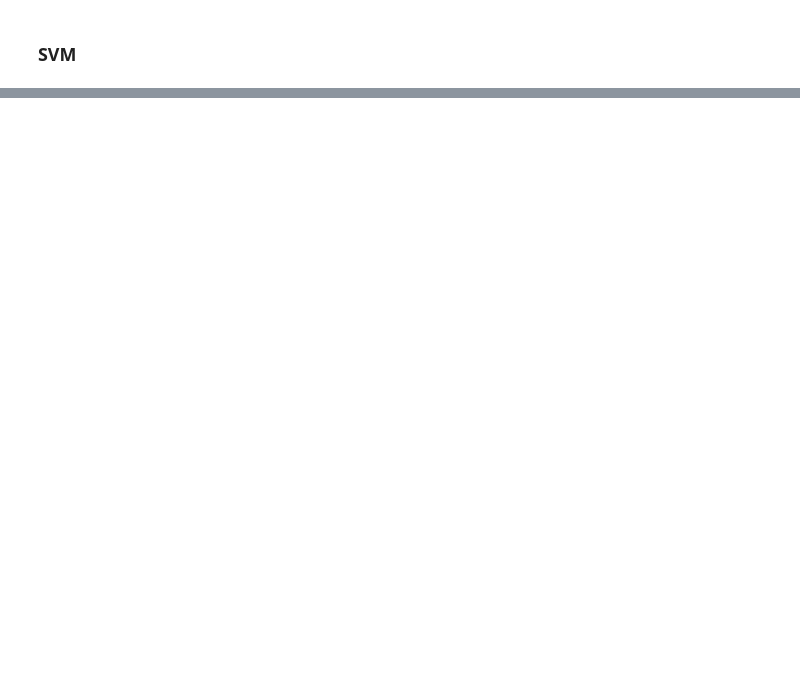
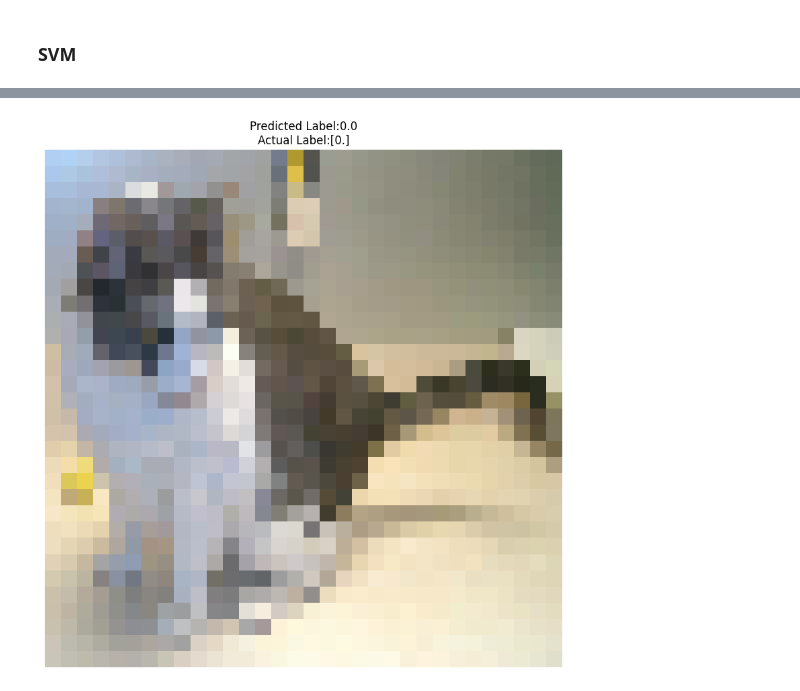
Before and after one commit to varmatilak22/Kaggle, a Jupyter notebook: Image_classification.ipynb, the cells around one changed output, grey strips where cells are left out. Cells and saved outputs as stored; diff of their text form; code cells hidden in the pictures; blank space fills up the shorter version.

```diff
--- a/Image_classification.ipynb
+++ b/Image_classification.ipynb
@@ -112,0 +164,9 @@ plot_image(image,train_true_lab,train_pred_lab)
+# %%
+#For VALIDATION data
+image=valid_img[110]
+valid_true_lab=valid_lab[110]
+valid_pred_lab=valid_pred[110]
+
+plot_image(image,valid_true_lab,valid_pred_lab)
+# %% [output]
+[figure, added]
```
Also changed, not shown: parts of 11 cells of this notebook.
